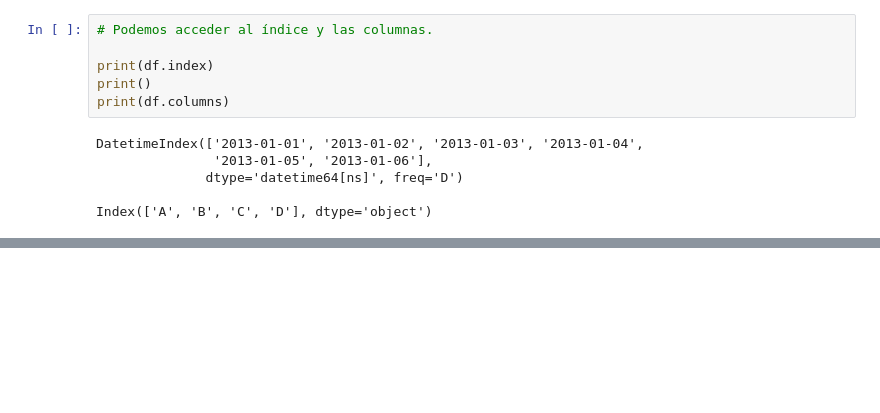
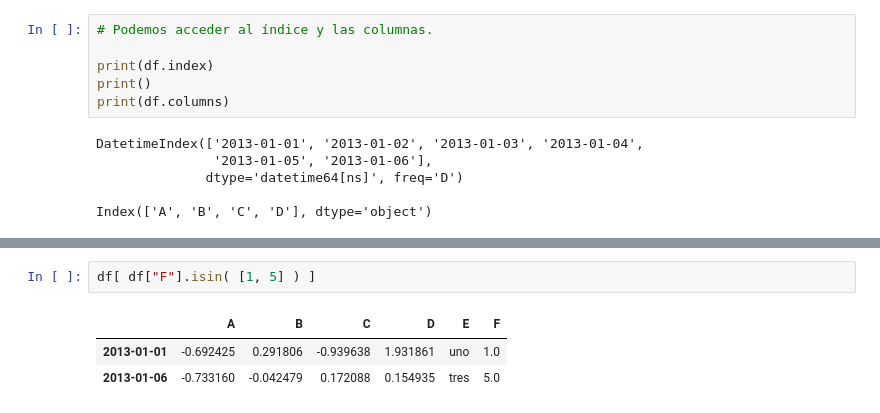
Before and after one commit to rodrigoms95/Hidro_sup, a Jupyter notebook: Clase 3/pandas.ipynb, the cells around one changed output, grey strips where cells are left out. Saved outputs shown, nothing was run; the diff lists cells and outputs as text; blank space fills up the shorter version.

```diff
--- a/Clase 3/pandas.ipynb
+++ b/Clase 3/pandas.ipynb
@@ -274,3 +282,9 @@ print( df[ df["E"].isin( ["dos", "cuatro"] ) ] )
+# %%
+df[ df["F"].isin( [1, 5] ) ]
+# %% [output]
+|  | A | B | C | D | E | F |
+| 2013-01-01 | -0.692425 | 0.291806 | -0.939638 | 1.931861 | uno | 1.0 |
+| 2013-01-06 | -0.733160 | -0.042479 | 0.172088 | 0.154935 | tres | 5.0 |
 # %%
 # Podemos cambiar un valor específico.
 
```
Also changed, not shown: parts of 51 cells of this notebook, 3 other files.
